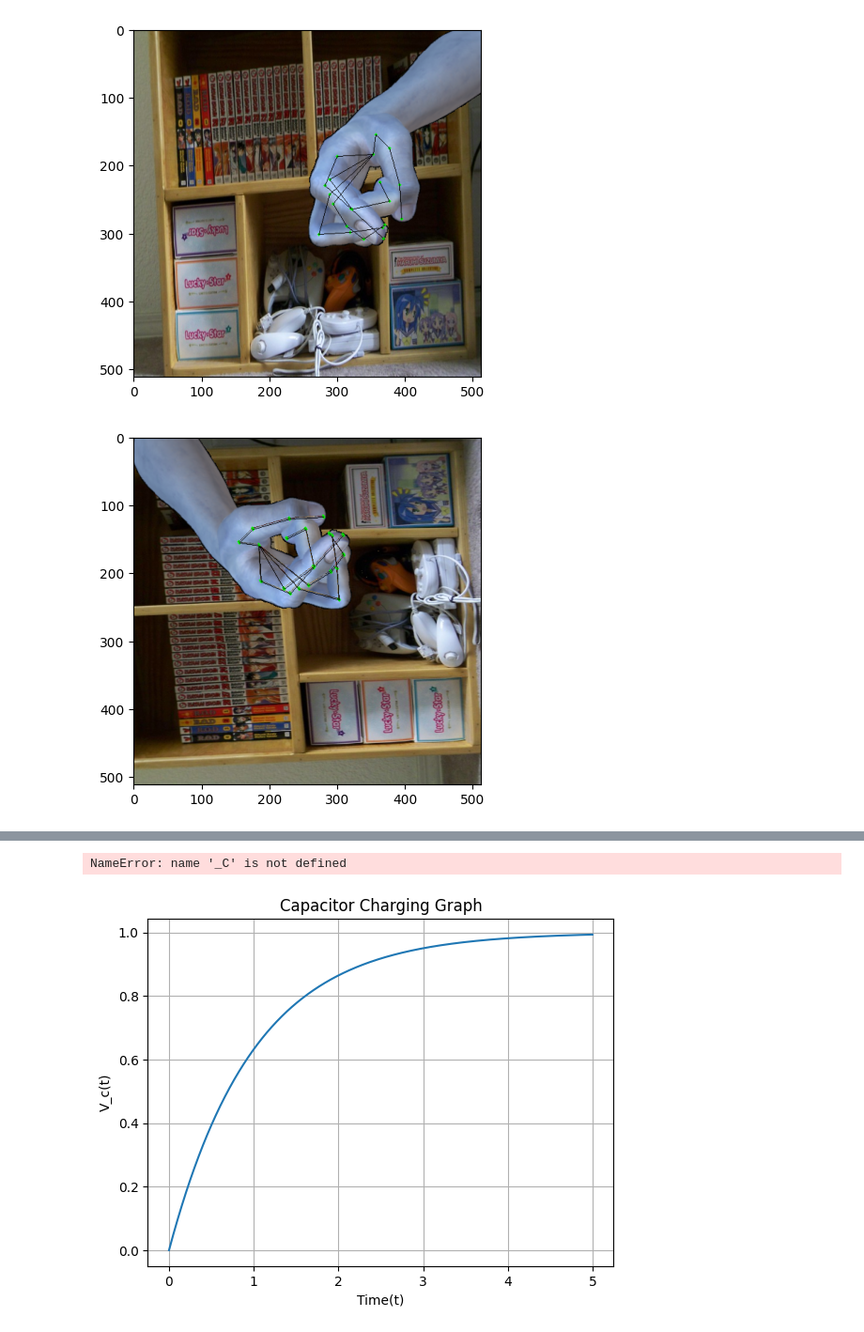
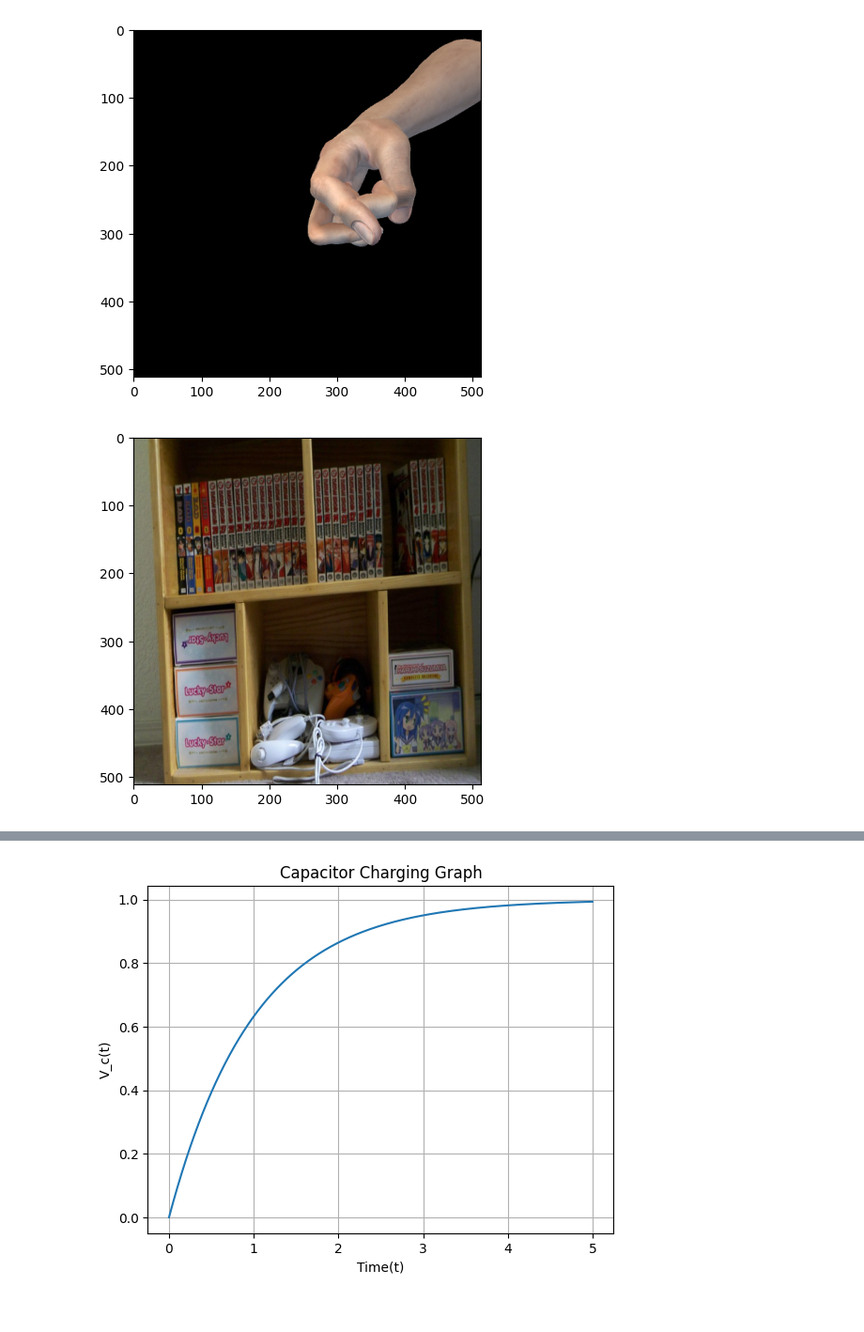
Before and after one commit to leejeongho3214/Synthetic-Hand-Dataset-Including-a-Forearm, a Jupyter notebook: src/tools/2d_visualize.ipynb, the cells around one changed output, grey strips where cells are left out. Shown at 94% size. Saved outputs shown, nothing was run; the diff lists cells and outputs as text; code cells hidden in the pictures.

```diff
--- a/src/tools/2d_visualize.ipynb
+++ b/src/tools/2d_visualize.ipynb
@@ -150,6 +150,7 @@ def transform(pt, center, scale, res, invert=0, rot=0):
     new_pt = np.dot(t, new_pt)
     return new_pt[:2].astype(int)+1
 # %%
+
 import pickle5 as pickle
 from PIL import Image
 import json
@@ -193,64 +194,71 @@ for idx in range(44,45):
     ori_cropped_img = cropped_img.copy()
     cropped_img[index] = bg_img[index]
 
+    plt.imshow(image[:, :, (2,1,0)]/ 255)
+    plt.show()
 
-    cropped_img = visualize(cropped_img, joint_2d)
-    plt.imshow(cropped_img/ 255)
+    plt.imshow(bg_img/ 255)
     plt.show()
 
     joint_22d = j2d_processing(joint_2d.copy(), 1, 90)
 
 
-    cc_img = crop(ori_cropped_img, (raw_res/2, raw_res/2), 1, [raw_res, raw_res], rot=90)
-
+    cc_img = crop(image, (raw_res/2, raw_res/2), 0.8, [raw_res, raw_res], rot=65)
+    bg_img = bg_img[:, :, (2,1,0)]
     iaz = np.where((cc_img[:, :, 0] == 0) & (cc_img[:, :, 1] == 0) & (cc_img[:, :, 2] == 0))
+    crop_img = cc_img.copy()
     cc_img[iaz] = bg_img[iaz]
 
-    cc_img = visualize(cc_img, joint_22d)
-    plt.imshow(cc_img/ 255)
+    # cc_img = visualize(cc_img, joint_22d)
+    plt.imshow(cc_img[:, :, (2,1,0)]/ 255)
     plt.show()
+
+    cv2.imwrite("ori.png", image)
+    cv2.imwrite("bg.png", bg_img)
+    cv2.imwrite("cropped.png", cc_img)
+    cv2.imwrite("cropped_hand.png", crop_img)
 
 
 
-    cc_img2 = crop(ori_cropped_img, (raw_res/2, raw_res/2), 1, [raw_res, raw_res], rot=-90)
-    joint_222d = j2d_processing(joint_2d.copy(), 1, -90)
-    iaz = np.where((cc_img2[:, :, 0] == 0) & (cc_img2[:, :, 1] == 0) & (cc_img2[:, :, 2] == 0))
-    cc_img2[iaz] = bg_img[iaz]
+    # cc_img2 = crop(ori_cropped_img, (raw_res/2, raw_res/2), 1, [raw_res, raw_res], rot=-90)
+    # joint_222d = j2d_processing(joint_2d.copy(), 1, -90)
+    # iaz = np.where((cc_img2[:, :, 0] == 0) & (cc_img2[:, :, 1] == 0) & (cc_img2[:, :, 2] == 0))
+    # cc_img2[iaz] = bg_img[iaz]
 
-    cc_img2 = visualize(cc_img2, joint_222d)
-    plt.imshow(cc_img2/ 255)
-    plt.show()
+    # cc_img2 = visualize(cc_img2, joint_222d)
+    # plt.imshow(cc_img2/ 255)
+    # plt.show()
 
 
 
-    cc_img3 = crop(ori_cropped_img, (raw_res/2, raw_res/2), 1.25, [raw_res, raw_res], rot=0)
+    # cc_img3 = crop(ori_cropped_img, (raw_res/2, raw_res/2), 1.25, [raw_res, raw_res], rot=0)
 
-    iaz = np.where((cc_img3[:, :, 0] == 0) & (cc_img3[:, :, 1] == 0) & (cc_img3[:, :, 2] == 0))
-    cc_img3[iaz] = bg_img[iaz]
-    joint_2222d = j2d_processing(joint_2d.copy(), 1.25, 0)
-    cc_img3 = visualize(cc_img3, joint_2222d)
-    plt.imshow(cc_img3/ 255)
-    plt.show()
+    # iaz = np.where((cc_img3[:, :, 0] == 0) & (cc_img3[:, :, 1] == 0) & (cc_img3[:, :, 2] == 0))
+    # cc_img3[iaz] = bg_img[iaz]
+    # joint_2222d = j2d_processing(joint_2d.copy(), 1.25, 0)
+    # cc_img3 = visualize(cc_img3, joint_2222d)
+    # plt.imshow(cc_img3/ 255)
+    # plt.show()
 
 
-    cc_img4 = crop(ori_cropped_img, (raw_res/2, raw_res/2), 0.75, [raw_res, raw_res], rot= 0)
-    joint_22222d = j2d_processing(joint_2d.copy(), 0.75, 0)
-    iaz = np.where((cc_img4[:, :, 0] == 0) & (cc_img4[:, :, 1] == 0) & (cc_img4[:, :, 2] == 0))
-    cc_img4[iaz] = bg_img[iaz]
+    # cc_img4 = crop(ori_cropped_img, (raw_res/2, raw_res/2), 0.75, [raw_res, raw_res], rot= 0)
+    # joint_22222d = j2d_processing(joint_2d.copy(), 0.75, 0)
+    # iaz = np.where((cc_img4[:, :, 0] == 0) & (cc_img4[:, :, 1] == 0) & (cc_img4[:, :, 2] == 0))
+    # cc_img4[iaz] = bg_img[iaz]
 
-    cc_img4 = visualize(cc_img4, joint_22222d)
-    plt.imshow(cc_img4/ 255)
-    plt.show()
+    # cc_img4 = visualize(cc_img4, joint_22222d)
+    # plt.imshow(cc_img4/ 255)
+    # plt.show()
 
-    ori_cropped_img[index] = bg_img[index]
-    ori_cropped_img = visualize(ori_cropped_img, joint_2d)
+    # ori_cropped_img[index] = bg_img[index]
+    # ori_cropped_img = visualize(ori_cropped_img, joint_2d)
 
 
     # cv2.imwrite(f"ori.jpg", ori_cropped_img)
     # cv2.imwrite(f"rot_90.jpg", cc_img)
     # cv2.imwrite(f"rot_-90.jpg", cc_img2)
     # cv2.imwrite(f"scale_1.25.jpg", cc_img3)
     # cv2.imwrite(f"scale_0.75.jpg", cc_img4)
 # %% [output]
-[figure, old version]
+[figure, new version]
-[figure, old version]
+[figure, new version]
@@ -260,11 +266,3 @@ for idx in range(44,45):
-# %%
-import numpy as np
-import torch
-image_feat = torch.ones((1, 2048))
-image_feat = image_feat.view(1, 2048).expand( 21, -1)
-image_feat.shape
-# %% [output]
-NameError: name '_C' is not defined
 # %%
 import numpy as np
 import matplotlib.pyplot as plt
```
Also changed, not shown: parts of 1 cell of this notebook, 2 other files.
